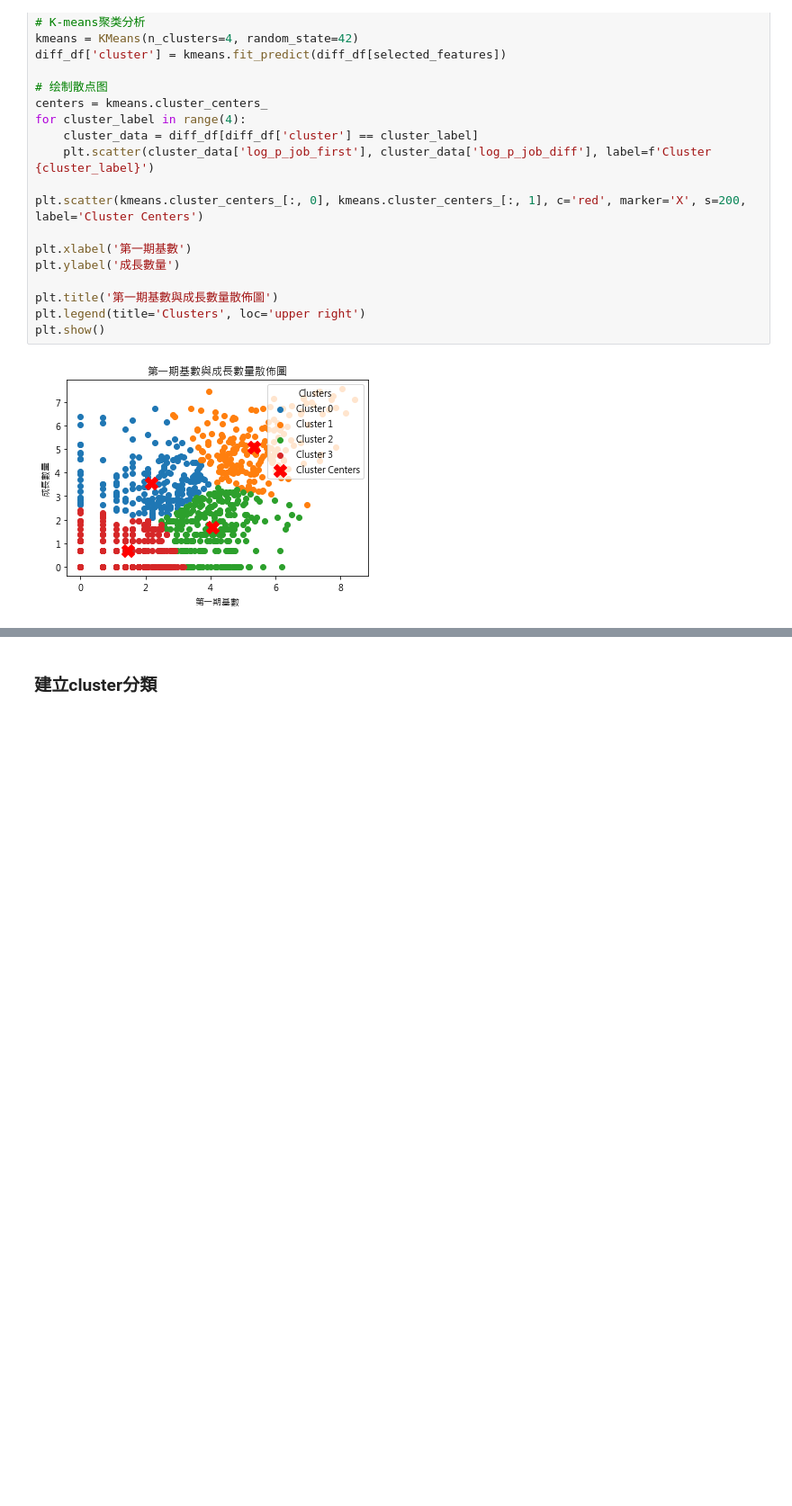
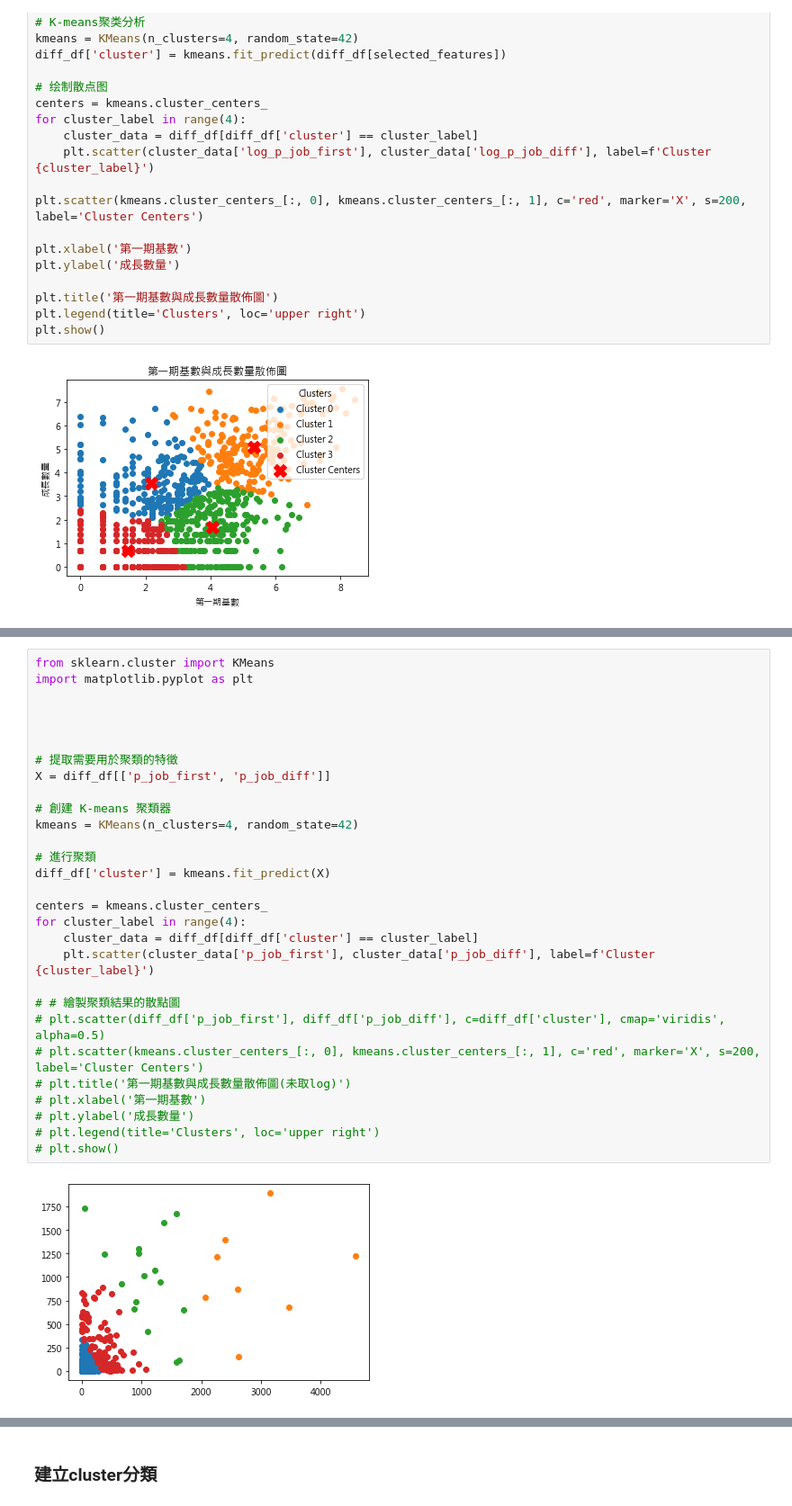
Before and after one commit to o78908/thesis, a Jupyter notebook: codementorCluster.ipynb, the cells around one changed output, grey strips where cells are left out. Shown at 90% size. Saved outputs shown, nothing was run; the diff lists cells and outputs as text; blank space fills up the shorter version.

```diff
--- a/codementorCluster.ipynb
+++ b/codementorCluster.ipynb
@@ -430,0 +548,31 @@ diff_df.to_csv(r"C:\Users\Modern 14\Desktop\codementorAll\test\20240603\diff_df2
+# %%
+from sklearn.cluster import KMeans
+import matplotlib.pyplot as plt
+
+
+
+
+# 提取需要用於聚類的特徵
+X = diff_df[['p_job_first', 'p_job_diff']]
+
+# 創建 K-means 聚類器
+kmeans = KMeans(n_clusters=4, random_state=42)
+
+# 進行聚類
+diff_df['cluster'] = kmeans.fit_predict(X)
+
+centers = kmeans.cluster_centers_
+for cluster_label in range(4):
+    cluster_data = diff_df[diff_df['cluster'] == cluster_label]
+    plt.scatter(cluster_data['p_job_first'], cluster_data['p_job_diff'], label=f'Cluster {cluster_label}')
+
+# # 繪製聚類結果的散點圖
+# plt.scatter(diff_df['p_job_first'], diff_df['p_job_diff'], c=diff_df['cluster'], cmap='viridis', alpha=0.5)
+# plt.scatter(kmeans.cluster_centers_[:, 0], kmeans.cluster_centers_[:, 1], c='red', marker='X', s=200, label='Cluster Centers')
+# plt.title('第一期基數與成長數量散佈圖(未取log)')
+# plt.xlabel('第一期基數')
+# plt.ylabel('成長數量')
+# plt.legend(title='Clusters', loc='upper right')
+# plt.show()
+# %% [output]
+[figure, added]
```
Also changed, not shown: parts of 11 cells of this notebook.
